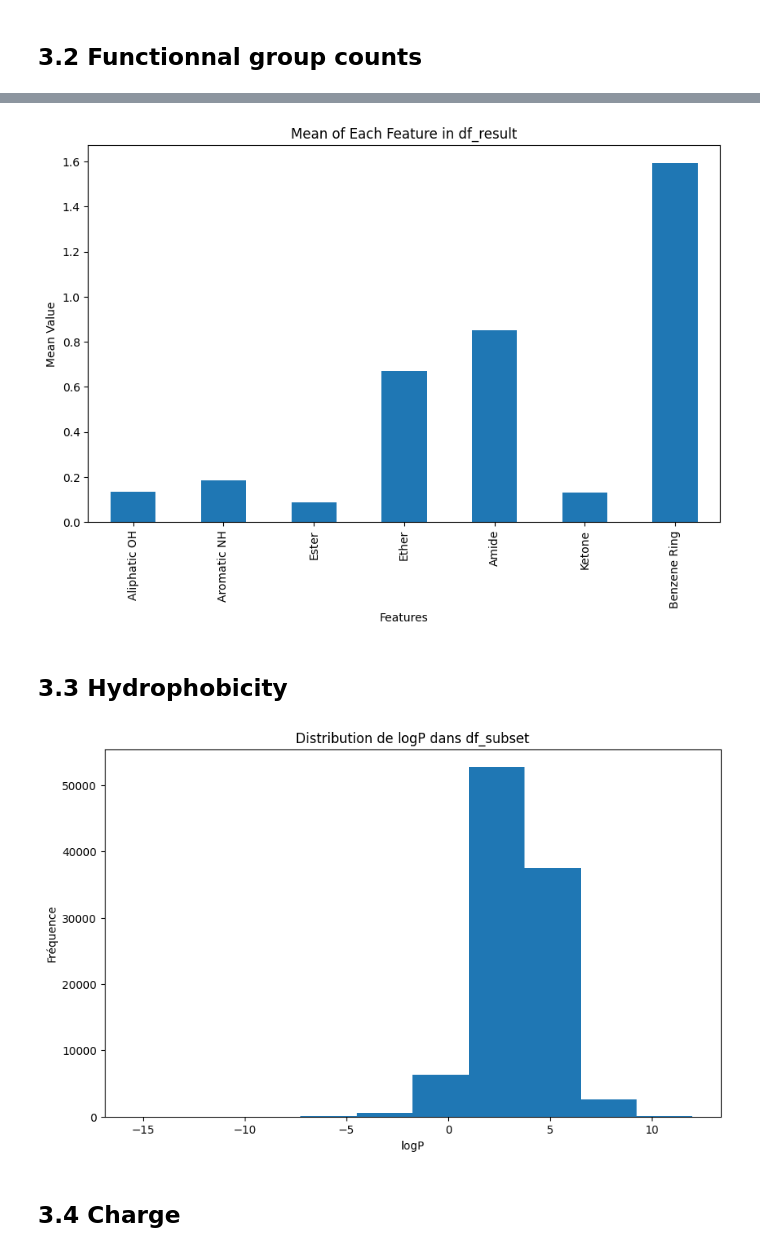
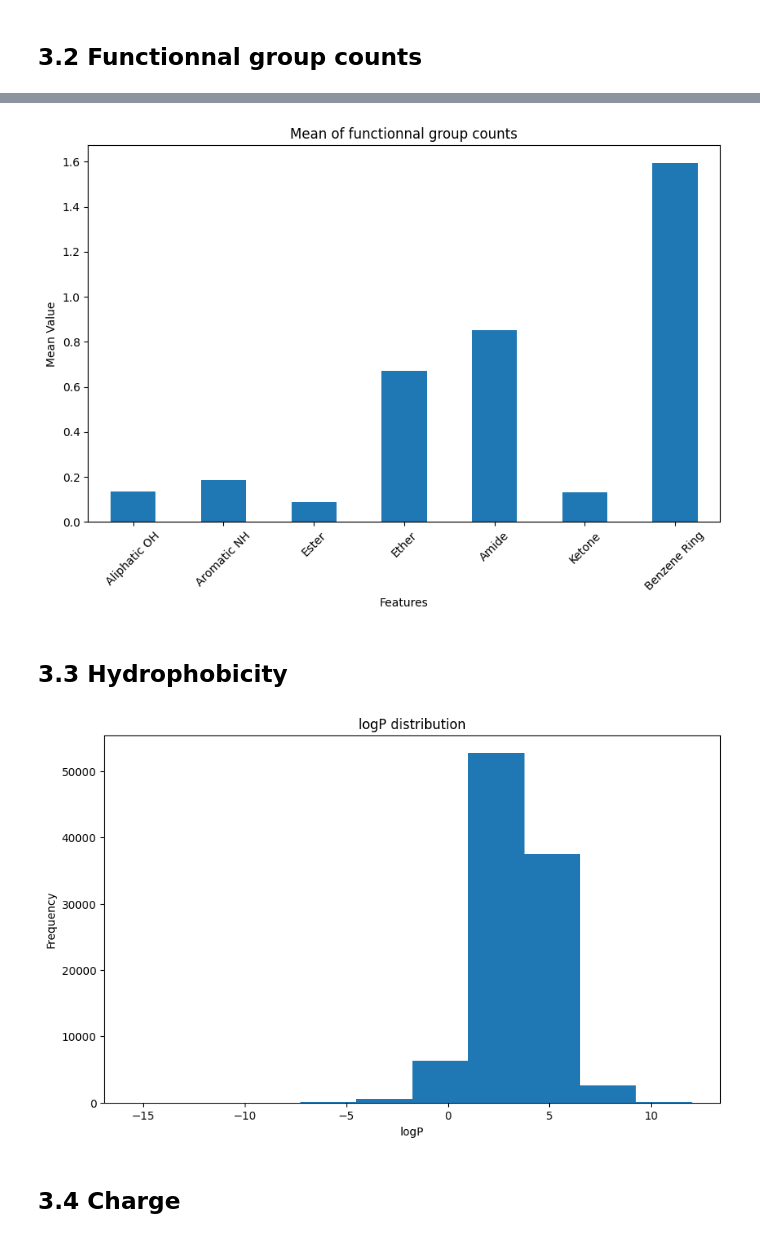
Before and after one commit to epfl-ada/ada-2024-project-laambada, a Jupyter notebook: ligands_chemical_characterisation.ipynb, the cells around one changed output, grey strips where cells are left out. Cells and saved outputs as stored; diff of their text form; code cells hidden in the pictures.

```diff
--- a/ligands_chemical_characterisation.ipynb
+++ b/ligands_chemical_characterisation.ipynb
@@ -191,16 +197,16 @@ df_results.head()
 # %%
 import matplotlib.pyplot as plt
 column_means = df_results.mean()
 
-# Plot the means as a bar plot
 plt.figure(figsize=(10, 6))
 column_means.plot(kind='bar')
 plt.xlabel('Features')
 plt.ylabel('Mean Value')
-plt.title('Mean of Each Feature in df_result')
+plt.title('Mean of functionnal group counts')
+plt.xticks(rotation=45)
 plt.show()
 # %% [output]
-[figure, old version]
+[figure, new version]
 # %% [markdown]
 ## 3.3 Hydrophobicity
 # %%
@@ -209,11 +215,11 @@ df_subset['logP'] = [Descriptors.MolLogP(molecule) for molecule in df_subset['RD
 plt.figure(figsize=(10, 6))
 df_subset['logP'].plot(kind='hist')
 plt.xlabel('logP')
-plt.ylabel('Fréquence')
-plt.title('Distribution de logP dans df_subset')
+plt.ylabel('Frequency')
+plt.title('logP distribution')
 plt.show()
 # %% [output]
-[figure, old version]
+[figure, new version]
 # %% [markdown]
 ## 3.4 Charge
 # %%
```
Also changed, not shown: parts of 2 cells of this notebook.
